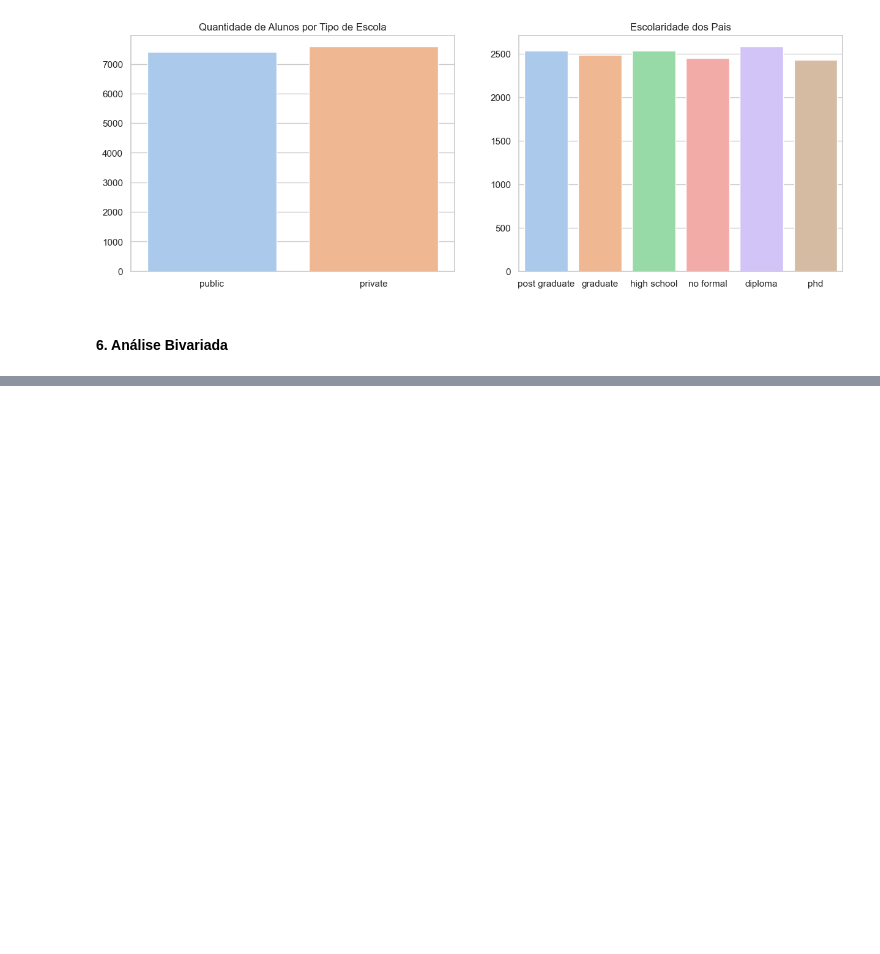
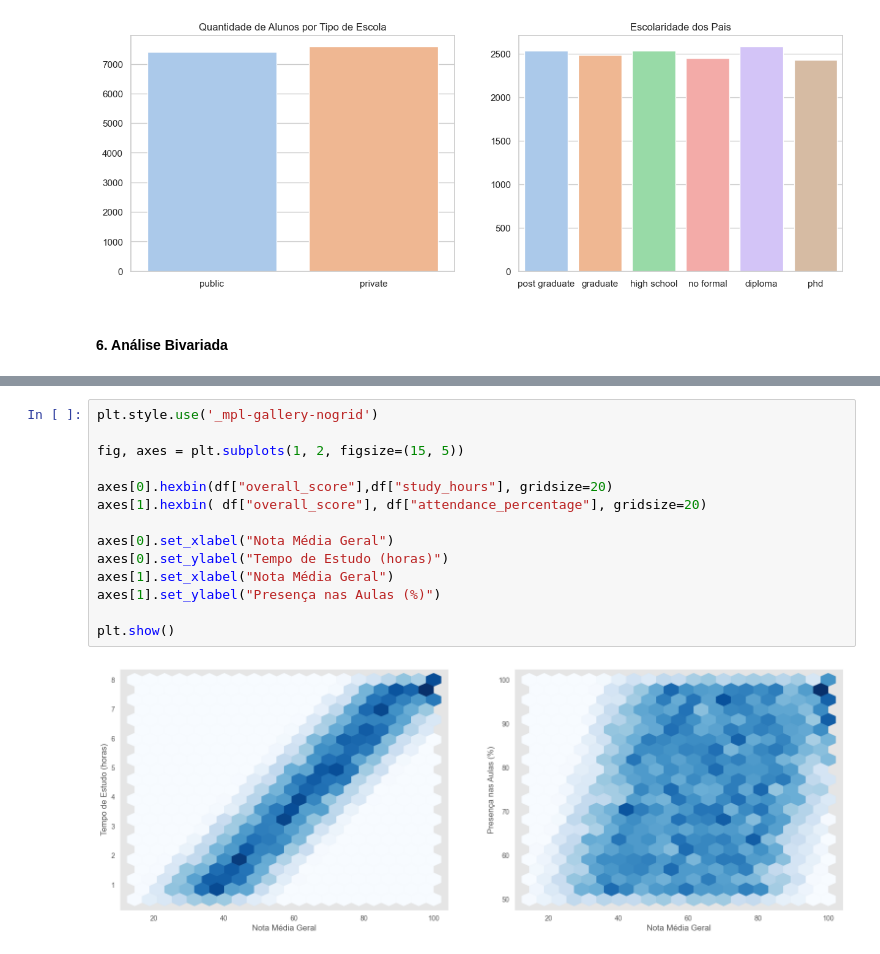
Before and after one commit to Cristhian-Selbach/analise-exploratoria-performance-estudantes, a Jupyter notebook: main.ipynb, the cells around one changed output, grey strips where cells are left out. Drawn from its saved outputs; the diff is of its cells as text; blank space fills up the shorter version.

```diff
--- a/main.ipynb
+++ b/main.ipynb
@@ -211,0 +235,16 @@ plt.show()
+# %%
+plt.style.use('_mpl-gallery-nogrid')
+
+fig, axes = plt.subplots(1, 2, figsize=(15, 5))
+
+axes[0].hexbin(df["overall_score"],df["study_hours"], gridsize=20)
+axes[1].hexbin( df["overall_score"], df["attendance_percentage"], gridsize=20)
+
+axes[0].set_xlabel("Nota Média Geral")
+axes[0].set_ylabel("Tempo de Estudo (horas)")
+axes[1].set_xlabel("Nota Média Geral")
+axes[1].set_ylabel("Presença nas Aulas (%)")
+
+plt.show()
+# %% [output]
+[figure, added]
```
Also changed, not shown: parts of 2 cells of this notebook.
